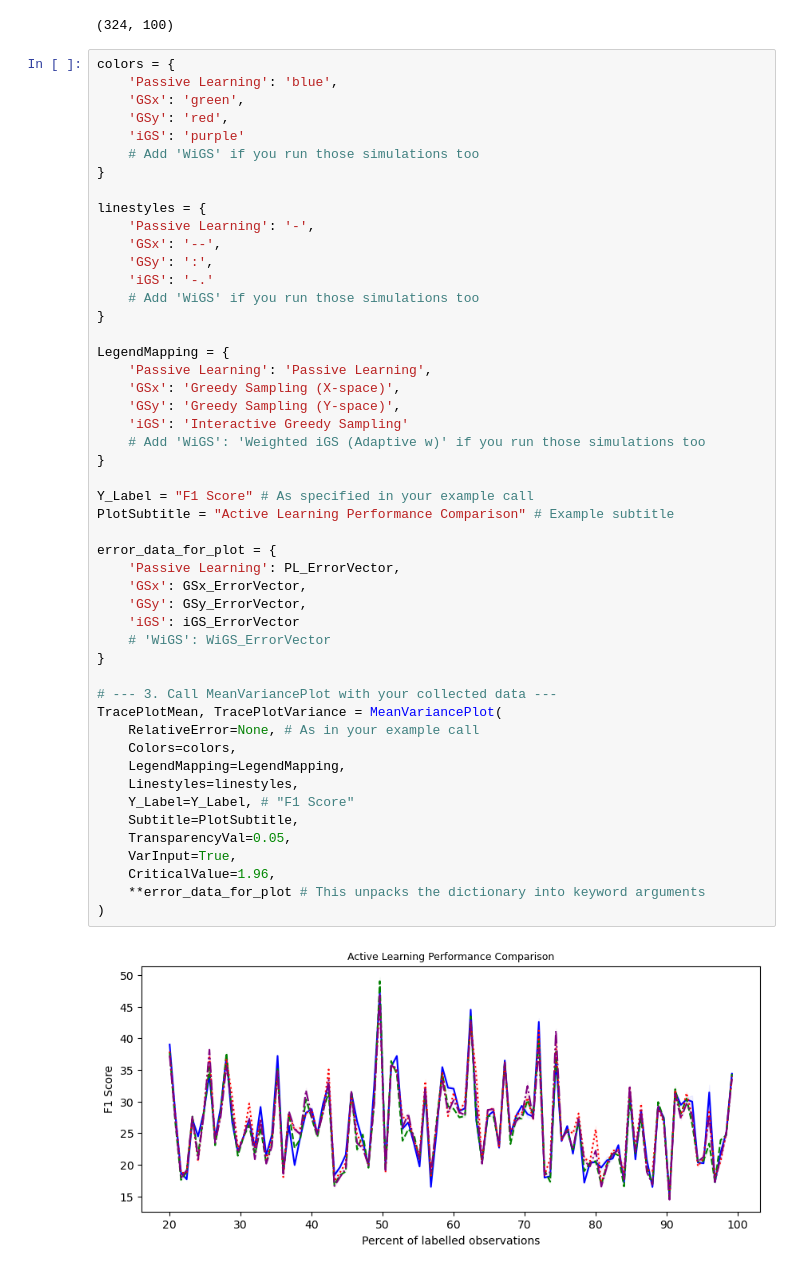
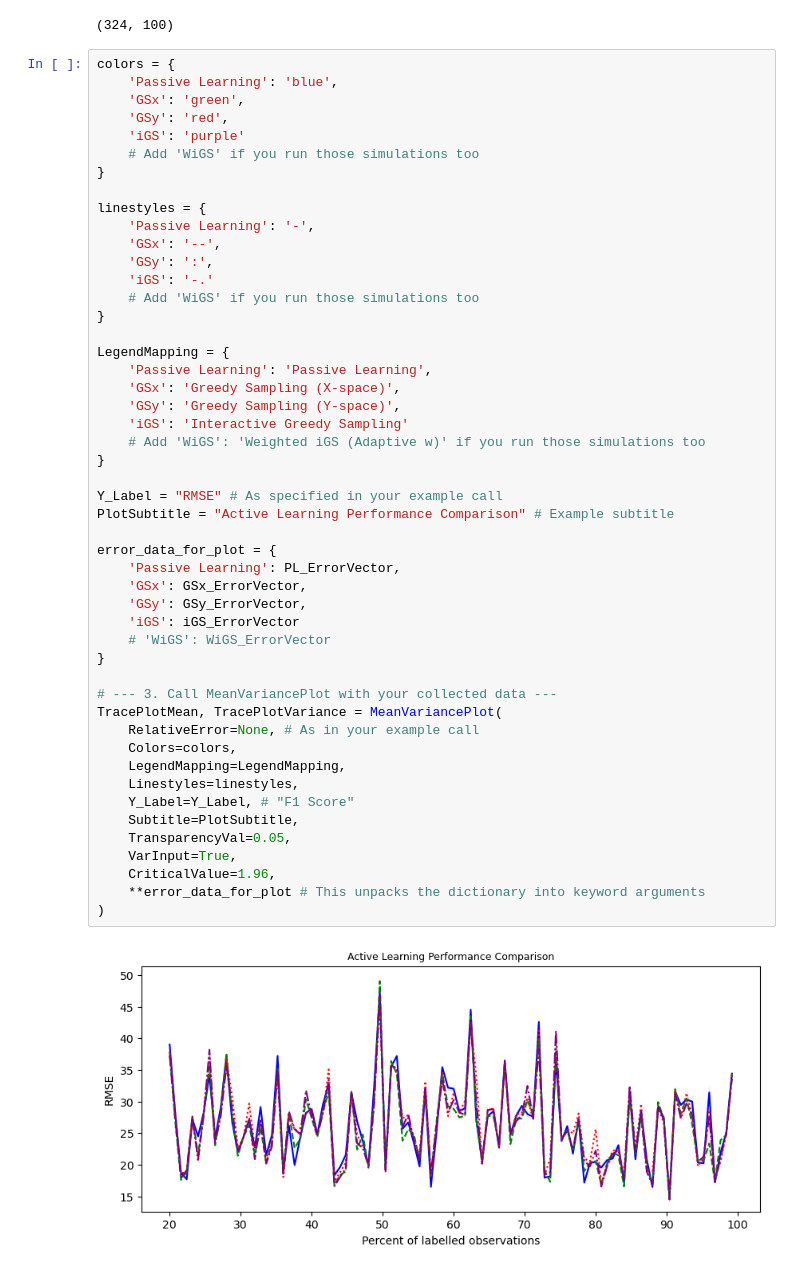
Before and after one commit to troyrusso/WeightedGreedySampling, a Jupyter notebook: Code/Notebooks/OneIterationRun.ipynb, the cells around one changed output. Drawn from its saved outputs; the diff is of its cells as text.

```diff
--- a/Code/Notebooks/OneIterationRun.ipynb
+++ b/Code/Notebooks/OneIterationRun.ipynb
@@ -232,32 +232,32 @@ LegendMapping = {
     'GSx': 'Greedy Sampling (X-space)',
     'GSy': 'Greedy Sampling (Y-space)',
     'iGS': 'Interactive Greedy Sampling'
     # Add 'WiGS': 'Weighted iGS (Adaptive w)' if you run those simulations too
 }
 
-Y_Label = "F1 Score" # As specified in your example call
+Y_Label = "RMSE" # As specified in your example call
 PlotSubtitle = "Active Learning Performance Comparison" # Example subtitle
 
 error_data_for_plot = {
     'Passive Learning': PL_ErrorVector,
     'GSx': GSx_ErrorVector,
     'GSy': GSy_ErrorVector,
     'iGS': iGS_ErrorVector
     # 'WiGS': WiGS_ErrorVector
 }
 
 # --- 3. Call MeanVariancePlot with your collected data ---
 TracePlotMean, TracePlotVariance = MeanVariancePlot(
     RelativeError=None, # As in your example call
     Colors=colors,
     LegendMapping=LegendMapping,
     Linestyles=linestyles,
     Y_Label=Y_Label, # "F1 Score"
     Subtitle=PlotSubtitle,
     TransparencyVal=0.05,
     VarInput=True,
     CriticalValue=1.96,
     **error_data_for_plot # This unpacks the dictionary into keyword arguments
 )
 # %% [output]
-[figure, old version]
+[figure, new version]
```
Also changed, not shown: parts of 1 cell of this notebook.
